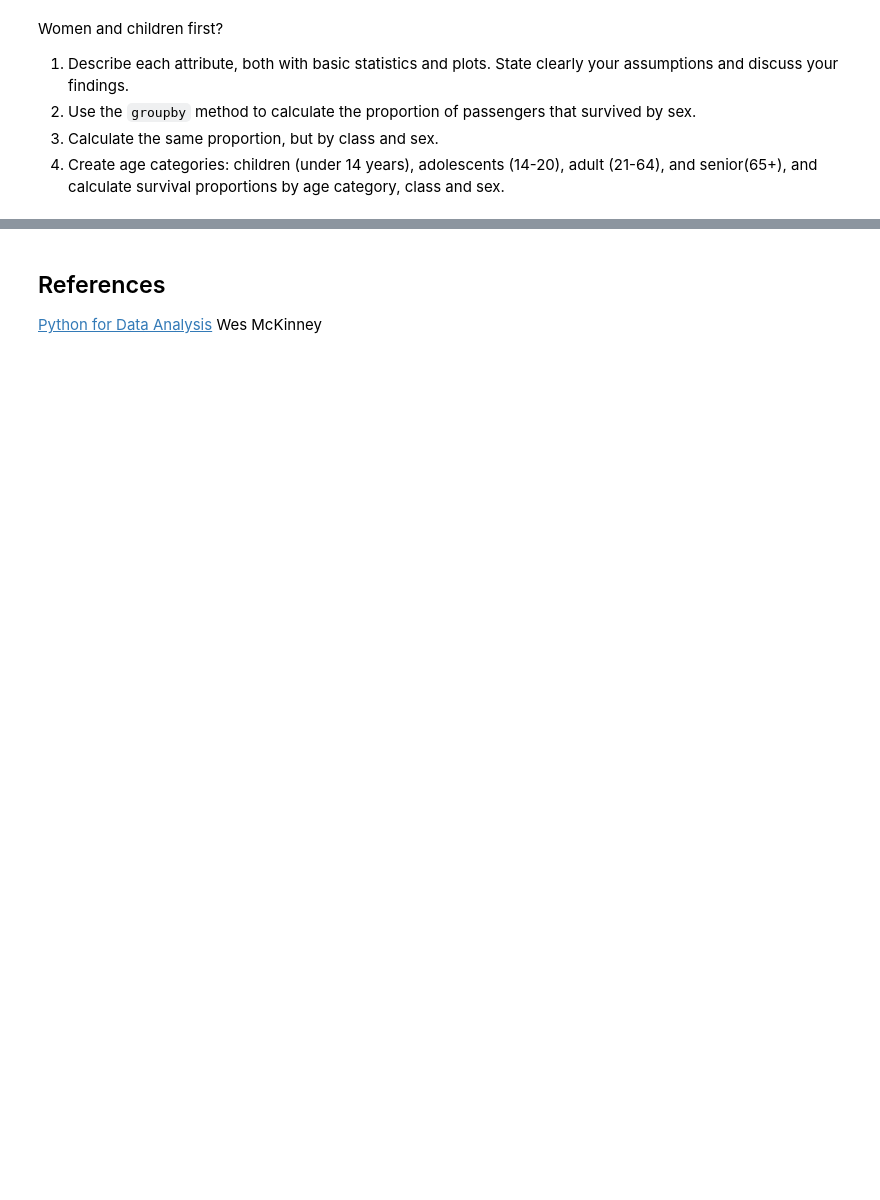
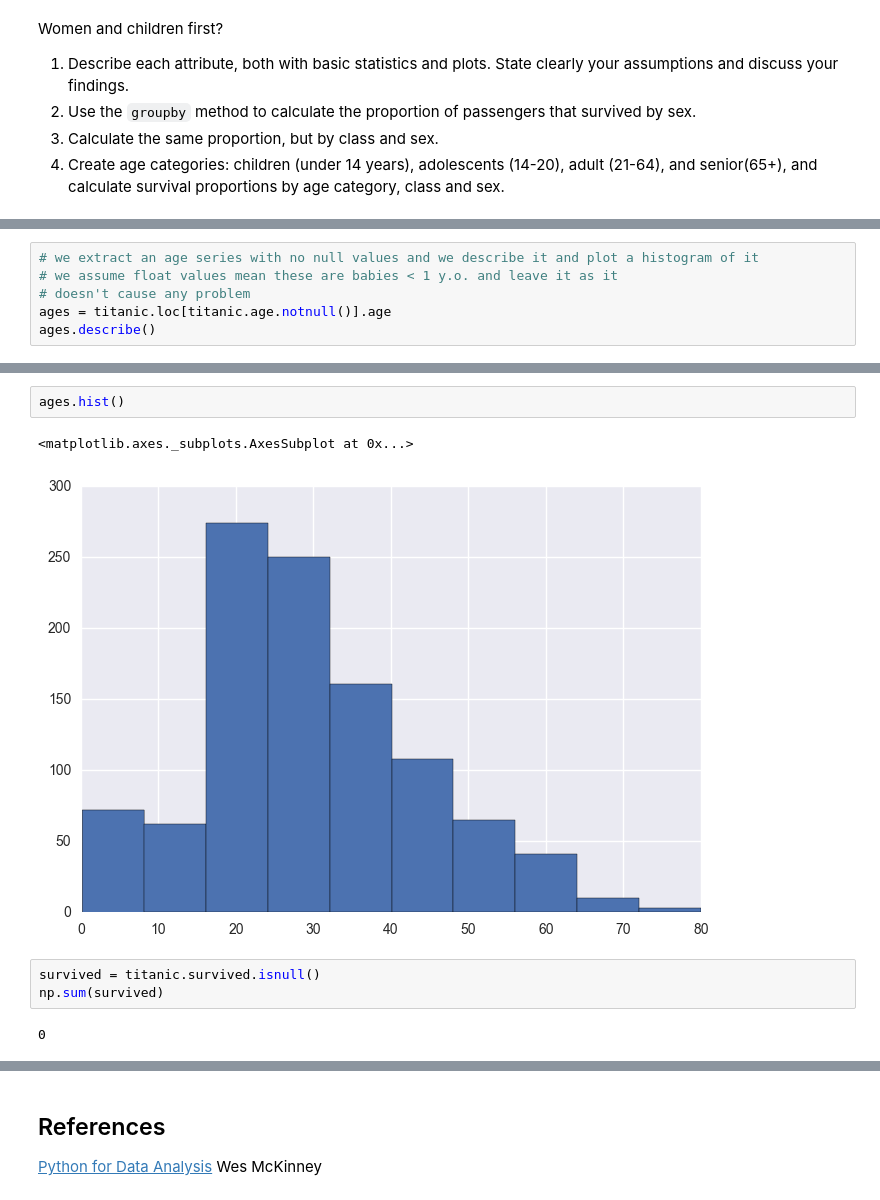
Before and after one commit to jmuth/ADA_homeworks, a Jupyter notebook: 01 - Pandas and Data Wrangling/Data Wrangling with Pandas.ipynb, the cells around one changed output, grey strips where cells are left out. Drawn from its saved outputs; the diff is of its cells as text; blank space fills up the shorter version.

```diff
--- a/01 - Pandas and Data Wrangling/Data Wrangling with Pandas.ipynb
+++ b/01 - Pandas and Data Wrangling/Data Wrangling with Pandas.ipynb
@@ -640,0 +1570,6 @@ Women and children first?
+# %%
+# we extract an age series with no null values and we describe it and plot a histogram of it
+# we assume float values mean these are babies < 1 y.o. and leave it as it
+# doesn't cause any problem
+ages = titanic.loc[titanic.age.notnull()].age
+ages.describe()
@@ -640,0 +1586,10 @@ Women and children first?
+# %%
+ages.hist()
+# %% [output]
+<matplotlib.axes._subplots.AxesSubplot at 0x...>
+[figure, added]
+# %%
+survived = titanic.survived.isnull()
+np.sum(survived)
+# %% [output]
+0
```
Also changed, not shown: parts of 99 cells of this notebook, 1 other file.
